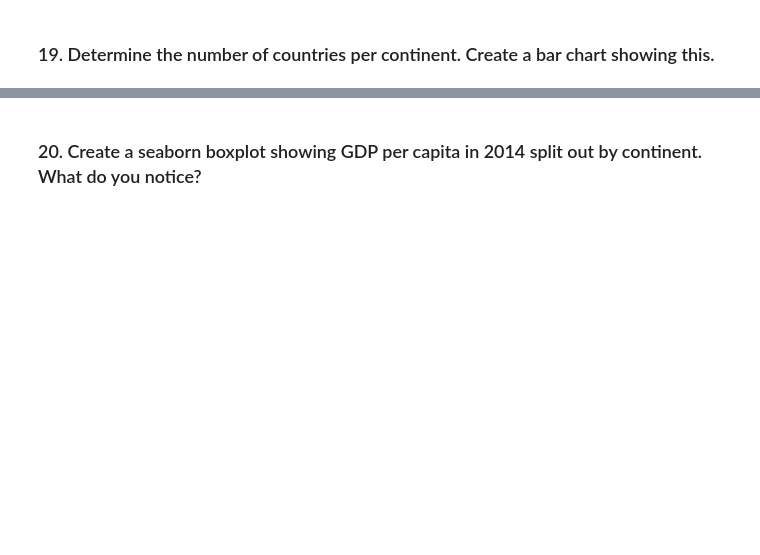
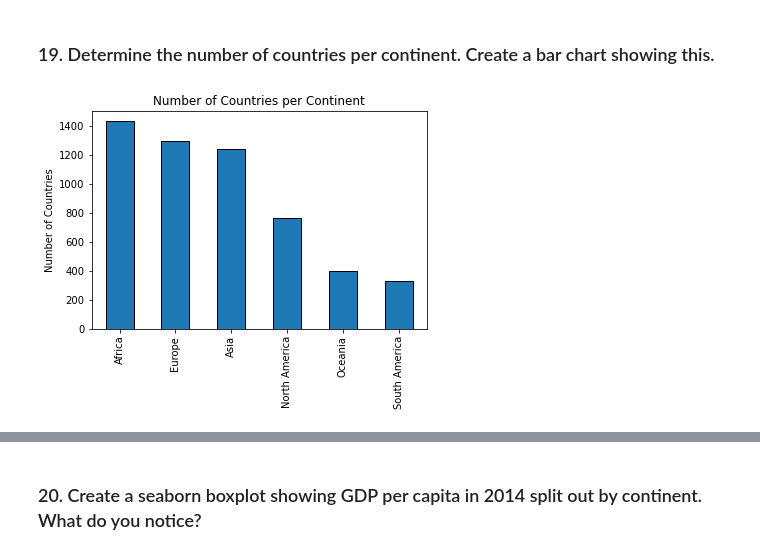
Before and after one commit to ashamaheshwari/un_data_question-ashamaheshwari, a Jupyter notebook: notebooks/UN_Data_Exploration.ipynb, the cells around one changed output, grey strips where cells are left out. Saved outputs shown, nothing was run; the diff lists cells and outputs as text; code cells hidden in the pictures; blank space fills up the shorter version.

```diff
--- a/notebooks/UN_Data_Exploration.ipynb
+++ b/notebooks/UN_Data_Exploration.ipynb
@@ -312,2 +367,4 @@ SyntaxError: closing parenthesis ']' does not match opening parenthesis '(' (196
 # %% [markdown]
 ### 17. Read in continents.csv contained in the data folder into a new dataframe called continents. We will be using this dataframe to add a new column to our dataset.
+# %%
+continents = pd.read_csv('../data/continents.csv')
@@ -314,2 +380,5 @@ SyntaxError: closing parenthesis ']' does not match opening parenthesis '(' (196
 # %% [markdown]
 ### 18. Merge gdp_df and continents. Keep only the countries that appear in both data frames. Save the result back to gdp_df.
+# %%
+gdp_df = gdp_df.merge(continents).dropna()
+gdp_df
@@ -315,0 +399,3 @@ SyntaxError: closing parenthesis ']' does not match opening parenthesis '(' (196
+# %%
+gdp_df = gdp_df.merge(continents)
+gdp_df
@@ -316,2 +416,9 @@ SyntaxError: closing parenthesis ']' does not match opening parenthesis '(' (196
 # %% [markdown]
 ### 19. Determine the number of countries per continent. Create a bar chart showing this.
+# %%
+gdp_df["Continent"].value_counts().plot(kind = 'bar', edgecolor ='black')
+plt.ylabel('Number of Countries')
+plt.title('Number of Countries per Continent')
+plt.show()
+# %% [output]
+[figure, added]
```
Also changed, not shown: parts of 14 cells of this notebook.
